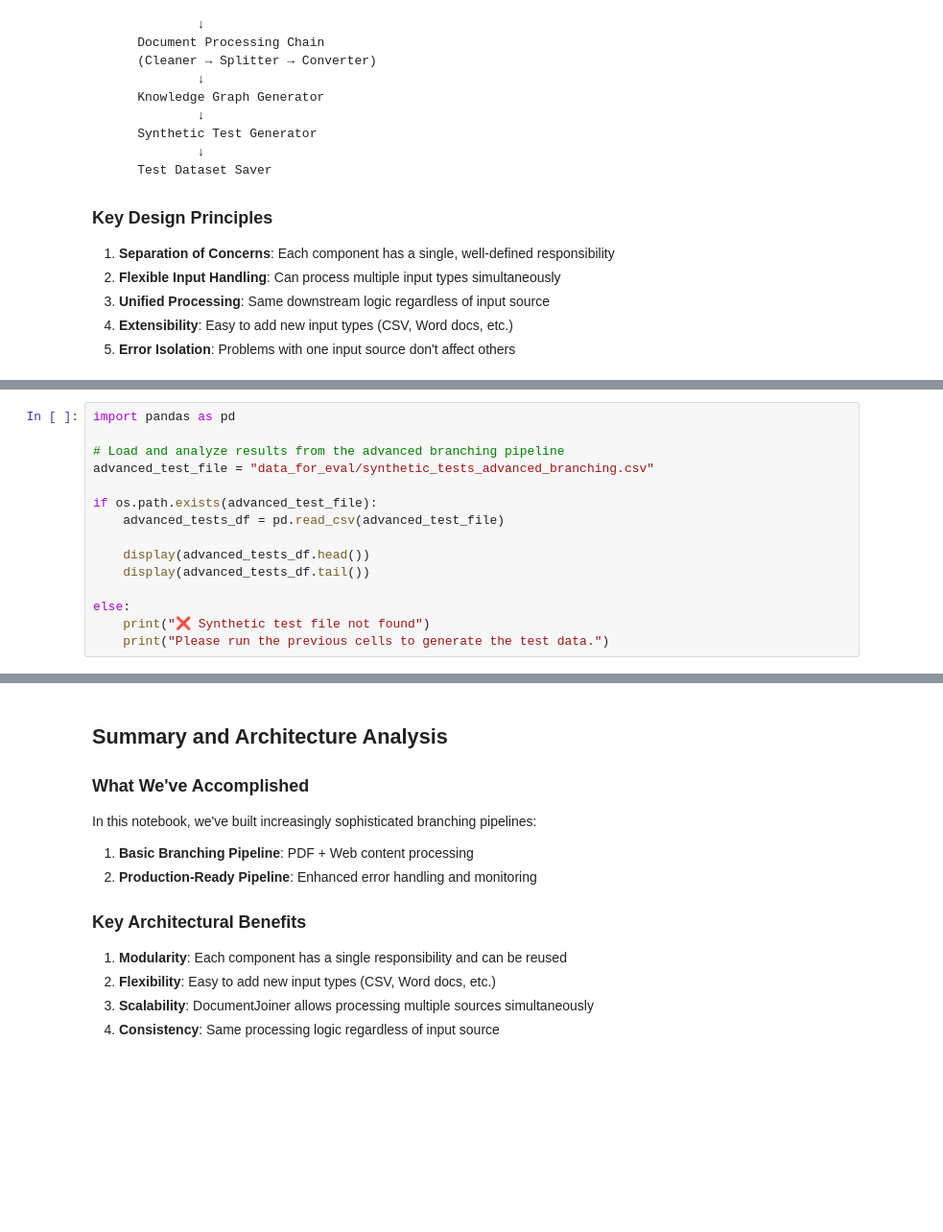
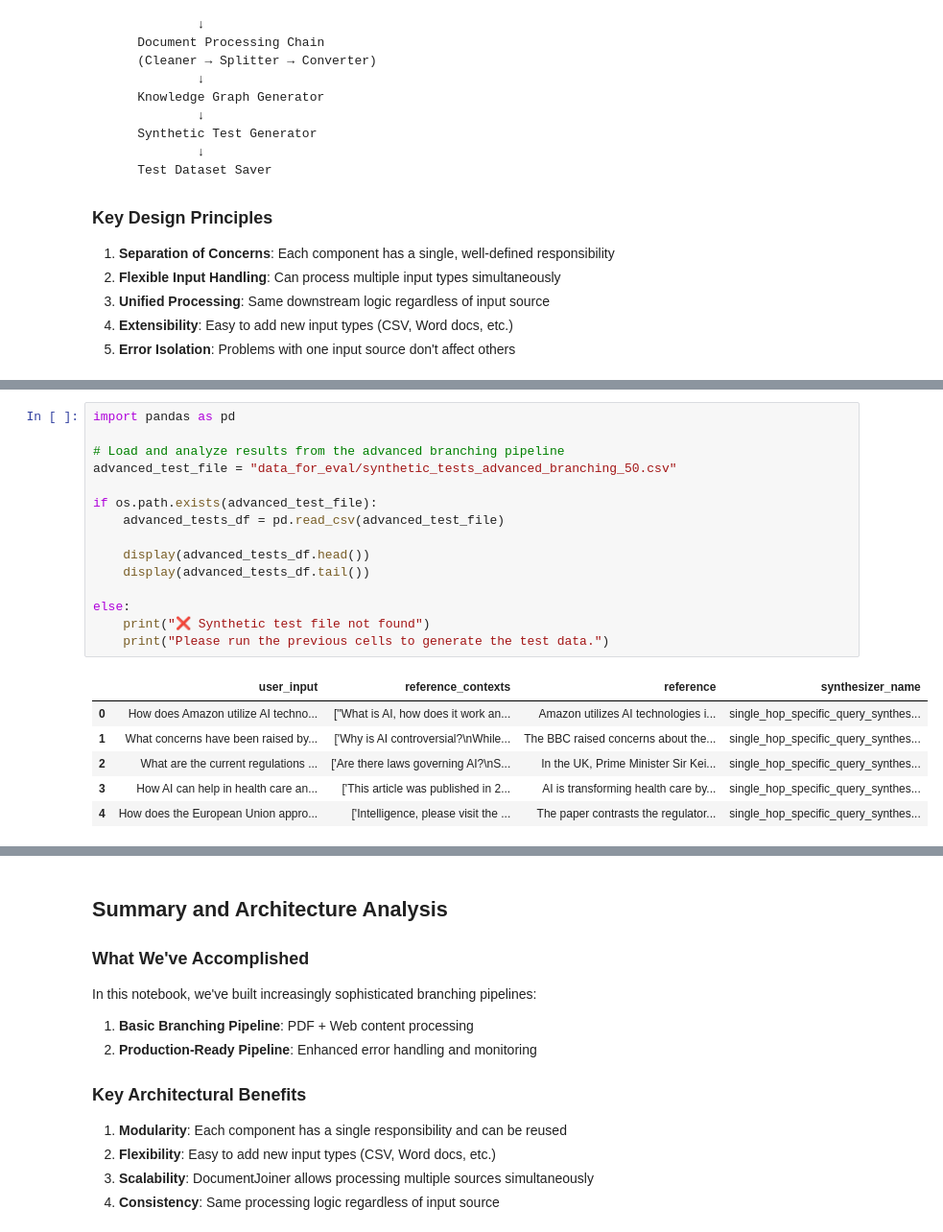
Before and after one commit to PacktPublishing/Building-Natural-Language-Pipelines, a Jupyter notebook: ch5/jupyter-notebooks/advanced_branching_pipeline.ipynb, the cells around one changed output, grey strips where cells are left out. Shown: that part at 96% size. Drawn from its saved outputs; the diff is of its cells as text; blank space fills up the shorter version.

```diff
--- a/ch5/jupyter-notebooks/advanced_branching_pipeline.ipynb
+++ b/ch5/jupyter-notebooks/advanced_branching_pipeline.ipynb
@@ -162,15 +186,22 @@ print("📸 Pipeline diagram saved to: ./images/advanced_branching_kg_pipeline.p
 # %%
 import pandas as pd
 
 # Load and analyze results from the advanced branching pipeline
-advanced_test_file = "data_for_eval/synthetic_tests_advanced_branching.csv"
+advanced_test_file = "data_for_eval/synthetic_tests_advanced_branching_50.csv"
 
 if os.path.exists(advanced_test_file):
     advanced_tests_df = pd.read_csv(advanced_test_file)
 
     display(advanced_tests_df.head())
     display(advanced_tests_df.tail())
 
 else:
     print("❌ Synthetic test file not found")
     print("Please run the previous cells to generate the test data.")
+# %% [output]
+|  | user_input | reference_contexts | reference | synthesizer_name |
+| 0 | How does Amazon utilize AI techno... | ["What is AI, how does it work an... | Amazon utilizes AI technologies i... | single_hop_specific_query_synthes... |
+| 1 | What concerns have been raised by... | ['Why is AI controversial?\nWhile... | The BBC raised concerns about the... | single_hop_specific_query_synthes... |
+| 2 | What are the current regulations ... | ['Are there laws governing AI?\nS... | In the UK, Prime Minister Sir Kei... | single_hop_specific_query_synthes... |
+| 3 | How AI can help in health care an... | ['This article was published in 2... | AI is transforming health care by... | single_hop_specific_query_synthes... |
+| 4 | How does the European Union appro... | ['Intelligence, please visit the ... | The paper contrasts the regulator... | single_hop_specific_query_synthes... |
```
Also changed, not shown: parts of 5 cells of this notebook, 26 other files.
